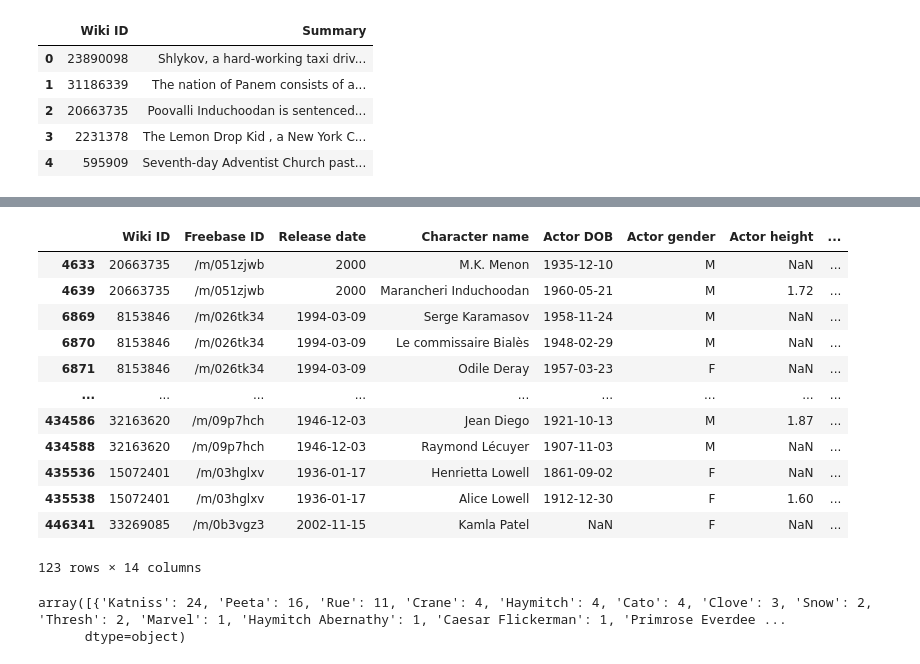
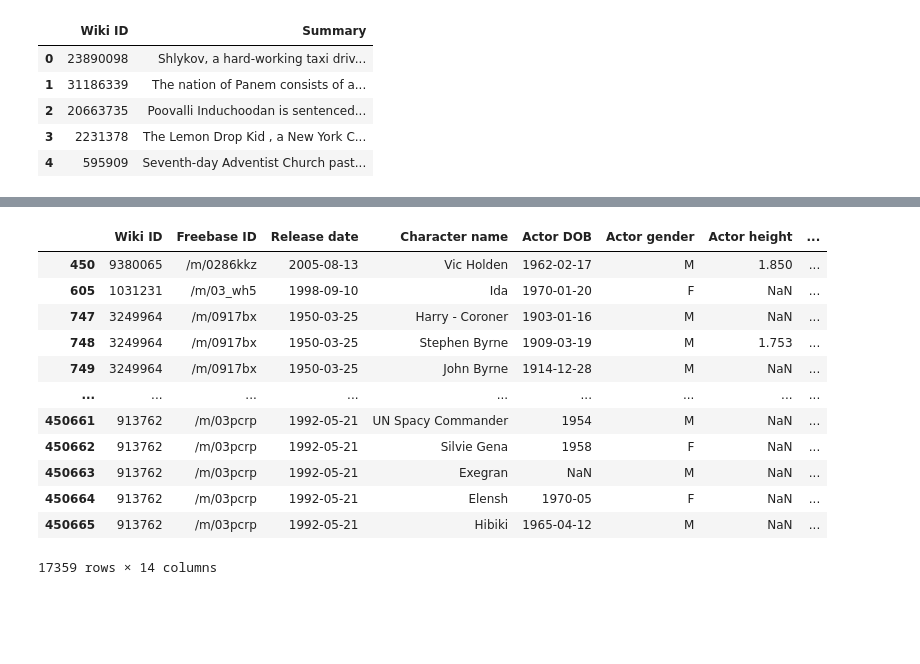
Before and after one commit to epfl-ada/ada-2023-project-fauttrouverunnompourada, a Jupyter notebook: parsing_flair.ipynb, the cells around one changed output, grey strips where cells are left out. Saved outputs shown, nothing was run; the diff lists cells and outputs as text; code cells hidden in the pictures; blank space fills up the shorter version.

```diff
--- a/parsing_flair.ipynb
+++ b/parsing_flair.ipynb
@@ -168,21 +208,17 @@ for index, row in sub_summaries.iterrows():
-# %%
-characters[characters['Role'] == 'Primary']
-# %% [output]
-|  | Wiki ID | Freebase ID | Release date | Character name | Actor DOB | Actor gender | Actor height | ... |
-| 4633 | 20663735 | /m/051zjwb | 2000 | M.K. Menon | 1935-12-10 | M | NaN | ... |
-| 4639 | 20663735 | /m/051zjwb | 2000 | Marancheri Induchoodan | 1960-05-21 | M | 1.72 | ... |
-| 6869 | 8153846 | /m/026tk34 | 1994-03-09 | Serge Karamasov | 1958-11-24 | M | NaN | ... |
-| 6870 | 8153846 | /m/026tk34 | 1994-03-09 | Le commissaire Bialès | 1948-02-29 | M | NaN | ... |
-| 6871 | 8153846 | /m/026tk34 | 1994-03-09 | Odile Deray | 1957-03-23 | F | NaN | ... |
-| ... | ... | ... | ... | ... | ... | ... | ... | ... |
-| 434586 | 32163620 | /m/09p7hch | 1946-12-03 | Jean Diego | 1921-10-13 | M | 1.87 | ... |
-| 434588 | 32163620 | /m/09p7hch | 1946-12-03 | Raymond Lécuyer | 1907-11-03 | M | NaN | ... |
-| 435536 | 15072401 | /m/03hglxv | 1936-01-17 | Henrietta Lowell | 1861-09-02 | F | NaN | ... |
-| 435538 | 15072401 | /m/03hglxv | 1936-01-17 | Alice Lowell | 1912-12-30 | F | 1.60 | ... |
-| 446341 | 33269085 | /m/0b3vgz3 | 2002-11-15 | Kamla Patel | NaN | F | NaN | ... |
-123 rows × 14 columns
-# %%
-sub_summaries[sub_summaries['Wiki ID'] == 31186339]['Characters'].values
-# %% [output]
-array([{'Katniss': 24, 'Peeta': 16, 'Rue': 11, 'Crane': 4, 'Haymitch': 4, 'Cato': 4, 'Clove': 3, 'Snow': 2, 'Thresh': 2, 'Marvel': 1, 'Haymitch Abernathy': 1, 'Caesar Flickerman': 1, 'Primrose Everdee ...
-      dtype=object)
+# %%
+result = characters[characters['Role'].notna()]
+result
+# %% [output]
+|  | Wiki ID | Freebase ID | Release date | Character name | Actor DOB | Actor gender | Actor height | ... |
+| 450 | 9380065 | /m/0286kkz | 2005-08-13 | Vic Holden | 1962-02-17 | M | 1.850 | ... |
+| 605 | 1031231 | /m/03_wh5 | 1998-09-10 | Ida | 1970-01-20 | F | NaN | ... |
+| 747 | 3249964 | /m/0917bx | 1950-03-25 | Harry - Coroner | 1903-01-16 | M | NaN | ... |
+| 748 | 3249964 | /m/0917bx | 1950-03-25 | Stephen Byrne | 1909-03-19 | M | 1.753 | ... |
+| 749 | 3249964 | /m/0917bx | 1950-03-25 | John Byrne | 1914-12-28 | M | NaN | ... |
+| ... | ... | ... | ... | ... | ... | ... | ... | ... |
+| 450661 | 913762 | /m/03pcrp | 1992-05-21 | UN Spacy Commander | 1954 | M | NaN | ... |
+| 450662 | 913762 | /m/03pcrp | 1992-05-21 | Silvie Gena | 1958 | F | NaN | ... |
+| 450663 | 913762 | /m/03pcrp | 1992-05-21 | Exegran | NaN | M | NaN | ... |
+| 450664 | 913762 | /m/03pcrp | 1992-05-21 | Elensh | 1970-05 | F | NaN | ... |
+| 450665 | 913762 | /m/03pcrp | 1992-05-21 | Hibiki | 1965-04-12 | M | NaN | ... |
+17359 rows × 14 columns
```
Also changed, not shown: parts of 9 cells of this notebook.
